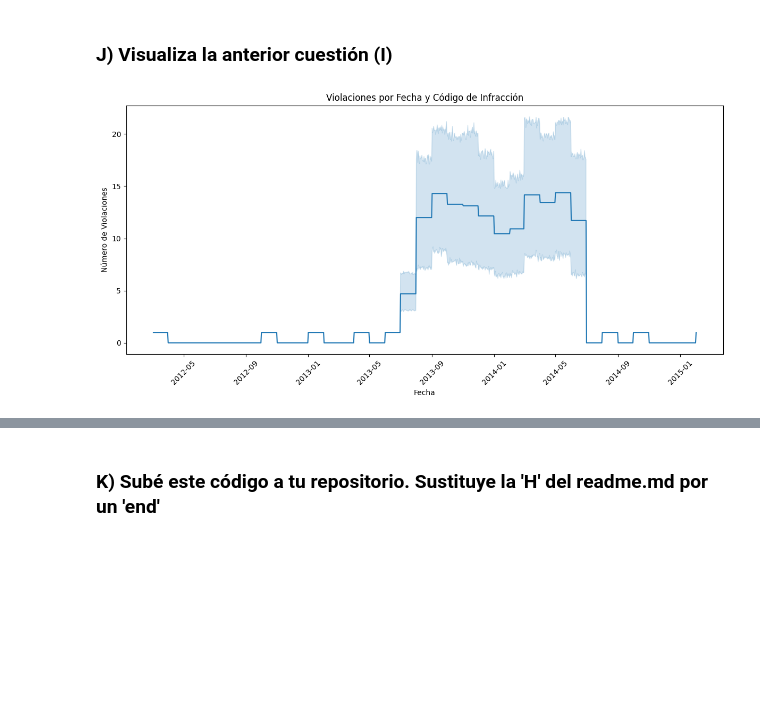
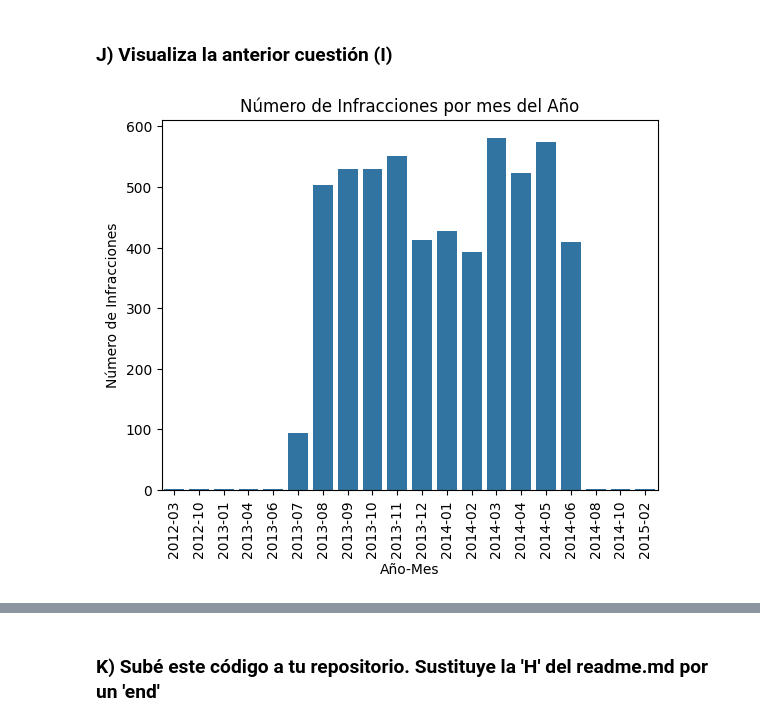
Before and after one commit to llorenscapotorres/ProyectoPandas, a Jupyter notebook: ProyectoPandas_Github.ipynb, the cells around one changed output, grey strips where cells are left out. Drawn from its saved outputs; the diff is of its cells as text; code cells hidden in the pictures; blank space fills up the shorter version.

```diff
--- a/ProyectoPandas_Github.ipynb
+++ b/ProyectoPandas_Github.ipynb
@@ -151,21 +151,13 @@ result
 458 rows × 3 columns
 # %% [markdown]
 ### J) Visualiza la anterior cuestión (I)
-# %%
-date_range = pd.date_range(start=parking['Issue Date'].min(), end=parking['Issue Date'].max(), freq='D')
-all_dates = pd.DataFrame(date_range, columns=['Issue Date'])
-all_dates['Year-Month'] = all_dates['Issue Date'].dt.to_period('M')
-
-result_full = pd.merge(all_dates, result, on='Year-Month', how='left')
-result_full['Violation Count'] = result_full['Violation Count'].fillna(0)
-
-plt.figure(figsize=(12, 6))
-sns.lineplot(data=result_full, x='Issue Date', y='Violation Count')
-plt.title('Violaciones por Fecha y Código de Infracción')
-plt.xlabel('Fecha')
-plt.ylabel('Número de Violaciones')
-plt.xticks(rotation=45)
-plt.tight_layout()
-plt.show()
-# %% [output]
-[figure, removed]
+# %%
+result_grouped = result.groupby('Year-Month')['Violation Count'].sum().reset_index()
+sns.barplot(data=result_grouped, x="Year-Month", y="Violation Count")
+plt.title("Número de Infracciones por mes del Año")
+plt.xlabel("Año-Mes")
+plt.ylabel("Número de Infracciones")
+plt.xticks(rotation=90)
+plt.show()
+# %% [output]
+[figure, added]
```
Also changed, not shown: parts of 1 cell of this notebook.
